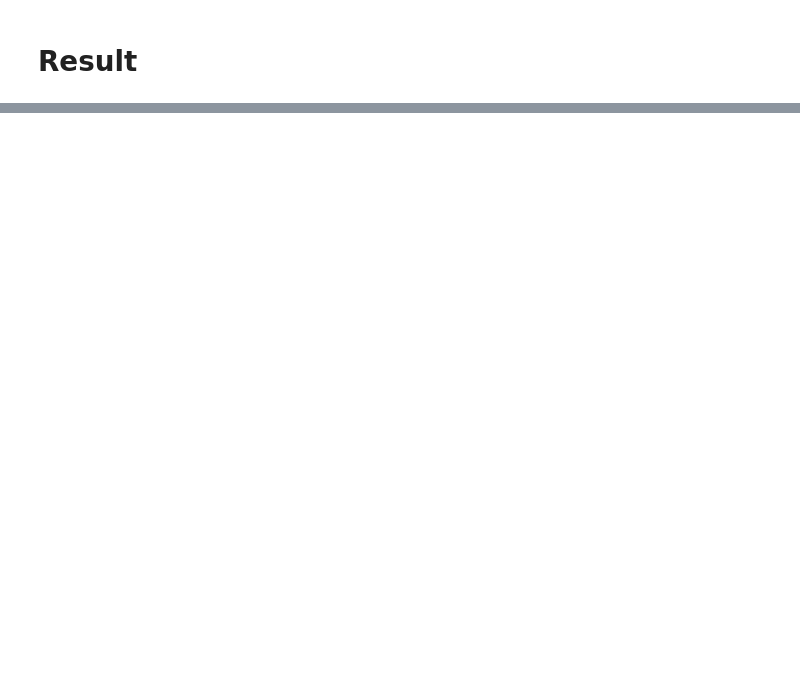
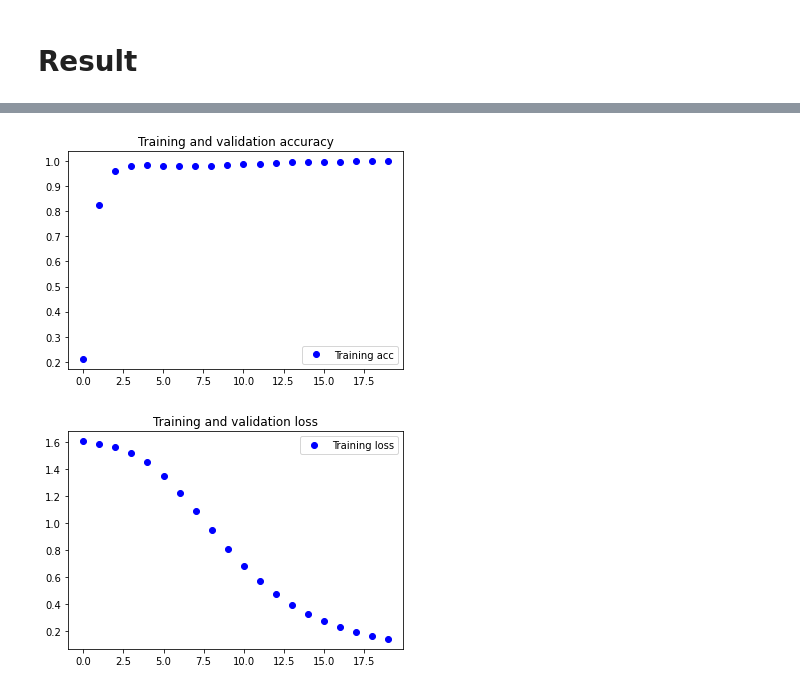
Before and after one commit to hosseinsho/Word2Vec_Persian_Poetry, a Jupyter notebook: Word2Vec_Persian_Poetry.ipynb, the cells around one changed output, grey strips where cells are left out. Cells and saved outputs as stored; diff of their text form; code cells hidden in the pictures; blank space fills up the shorter version.

```diff
--- a/Word2Vec_Persian_Poetry.ipynb
+++ b/Word2Vec_Persian_Poetry.ipynb
@@ -151,0 +266,8 @@ Vocabulary Sample: [('اندر', 1), ('جان', 2), ('دل', 3), ('چشم', 4),
+# %%
+BATCH_SIZE = 1024
+BUFFER_SIZE = 10000
+dataset = tf.data.Dataset.from_tensor_slices(((targets, contexts), labels))
+dataset = dataset.shuffle(BUFFER_SIZE).batch(BATCH_SIZE, drop_remainder=True)
+print(dataset)
+dataset = dataset.cache().prefetch(buffer_size=AUTOTUNE)
+print(dataset)
@@ -151,0 +280,6 @@ Vocabulary Sample: [('اندر', 1), ('جان', 2), ('دل', 3), ('چشم', 4),
+# %%
+embedding_dim = 128
+word2vec = Word2Vec(vocab_size, embedding_dim)
+word2vec.compile(optimizer='adam',
+                 loss=tf.keras.losses.CategoricalCrossentropy(from_logits=True),
+                 metrics=['accuracy'])
@@ -172,0 +417,22 @@ model.compile(loss="mean_squared_error", optimizer="rmsprop")
+# %%
+import matplotlib.pyplot as plt
+%matplotlib inline
+acc = history.history['accuracy']
+loss = history.history['loss']
+
+epochs = range(len(acc))
+
+plt.plot(epochs, acc, 'bo', label='Training acc')
+plt.title('Training and validation accuracy')
+plt.legend()
+
+plt.figure()
+
+plt.plot(epochs, loss, 'bo', label='Training loss')
+plt.title('Training and validation loss')
+plt.legend()
+
+plt.show()
+# %% [output]
+[figure, added]
+[figure, added]
```
Also changed, not shown: parts of 19 cells of this notebook.
